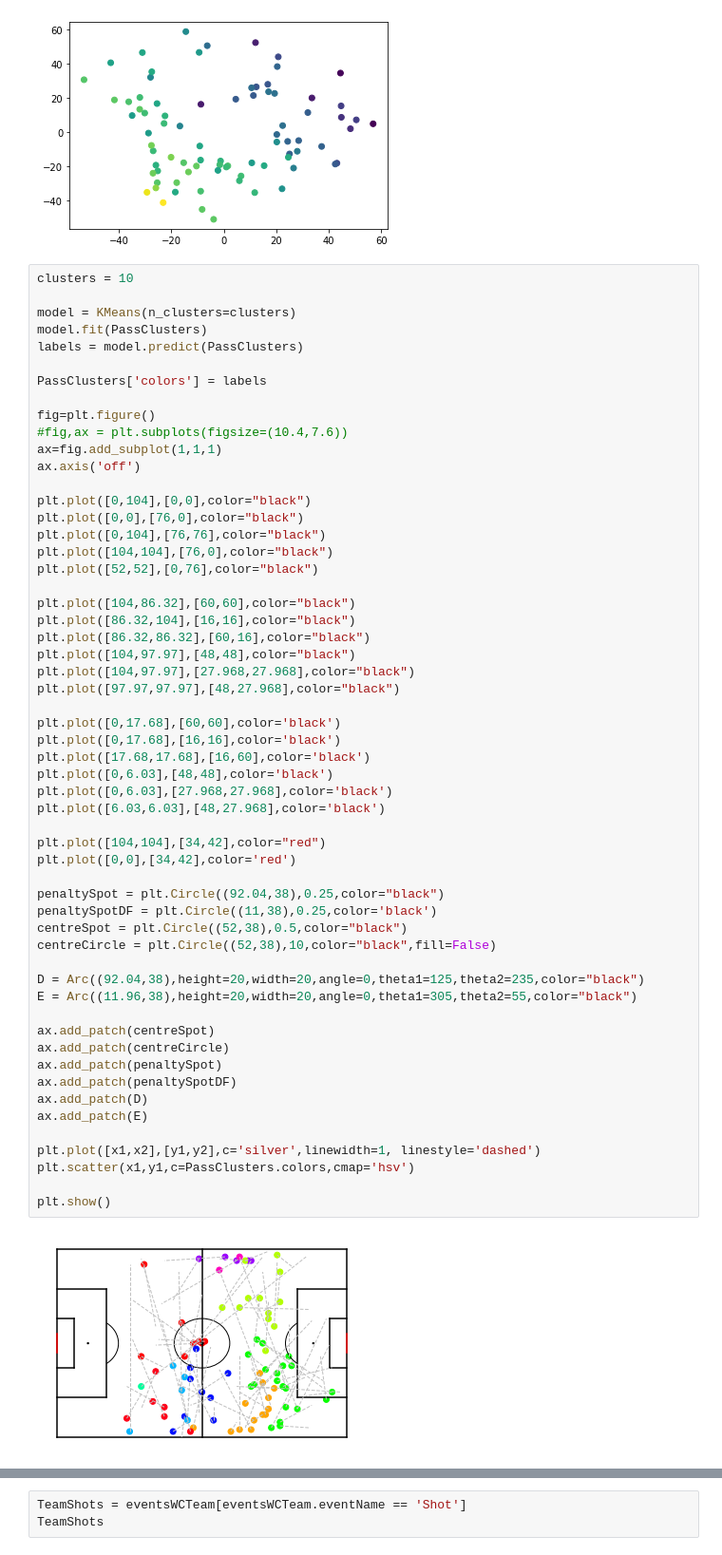
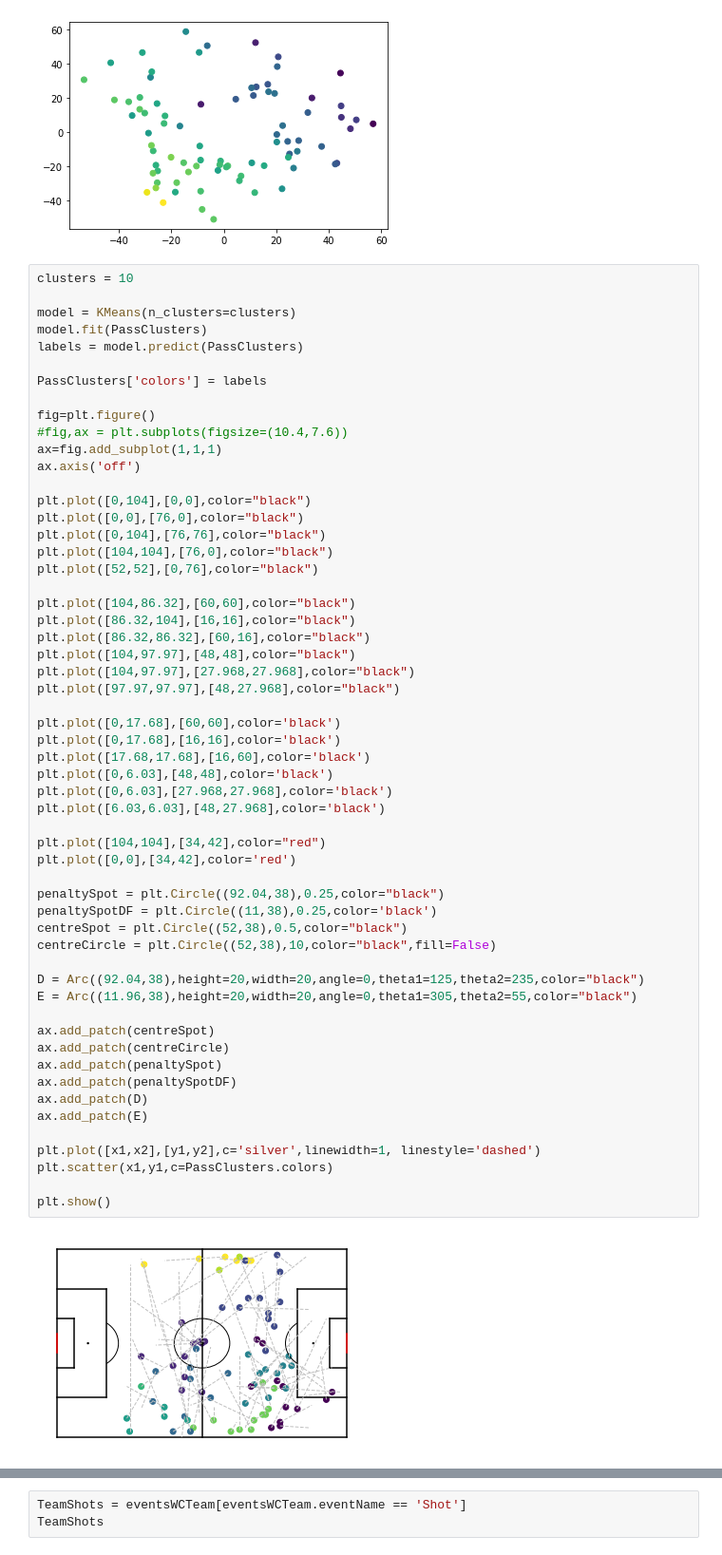
Before and after one commit to tifusisito/AnalisisFutbol, a Jupyter notebook: Cavani.ipynb, the cells around one changed output, grey strips where cells are left out. Shown: that part at 95% size. Drawn from its saved outputs; the diff is of its cells as text.

```diff
--- a/Cavani.ipynb
+++ b/Cavani.ipynb
@@ -429,32 +558,32 @@ plt.plot([97.97,97.97],[48,27.968],color="black")
 
 plt.plot([0,17.68],[60,60],color='black')
 plt.plot([0,17.68],[16,16],color='black')
 plt.plot([17.68,17.68],[16,60],color='black')
 plt.plot([0,6.03],[48,48],color='black')
 plt.plot([0,6.03],[27.968,27.968],color='black')
 plt.plot([6.03,6.03],[48,27.968],color='black')
 
 plt.plot([104,104],[34,42],color="red")
 plt.plot([0,0],[34,42],color='red')
 
 penaltySpot = plt.Circle((92.04,38),0.25,color="black")
 penaltySpotDF = plt.Circle((11,38),0.25,color='black')
 centreSpot = plt.Circle((52,38),0.5,color="black")
 centreCircle = plt.Circle((52,38),10,color="black",fill=False)
 
 D = Arc((92.04,38),height=20,width=20,angle=0,theta1=125,theta2=235,color="black")
 E = Arc((11.96,38),height=20,width=20,angle=0,theta1=305,theta2=55,color="black")
 
 ax.add_patch(centreSpot)
 ax.add_patch(centreCircle)
 ax.add_patch(penaltySpot)
 ax.add_patch(penaltySpotDF)
 ax.add_patch(D)
 ax.add_patch(E)
 
 plt.plot([x1,x2],[y1,y2],c='silver',linewidth=1, linestyle='dashed')
-plt.scatter(x1,y1,c=PassClusters.colors,cmap='hsv')
+plt.scatter(x1,y1,c=PassClusters.colors)
 
 plt.show()
 # %% [output]
-[figure, old version]
+[figure, new version]
```
Also changed, not shown: parts of 9 cells of this notebook.
